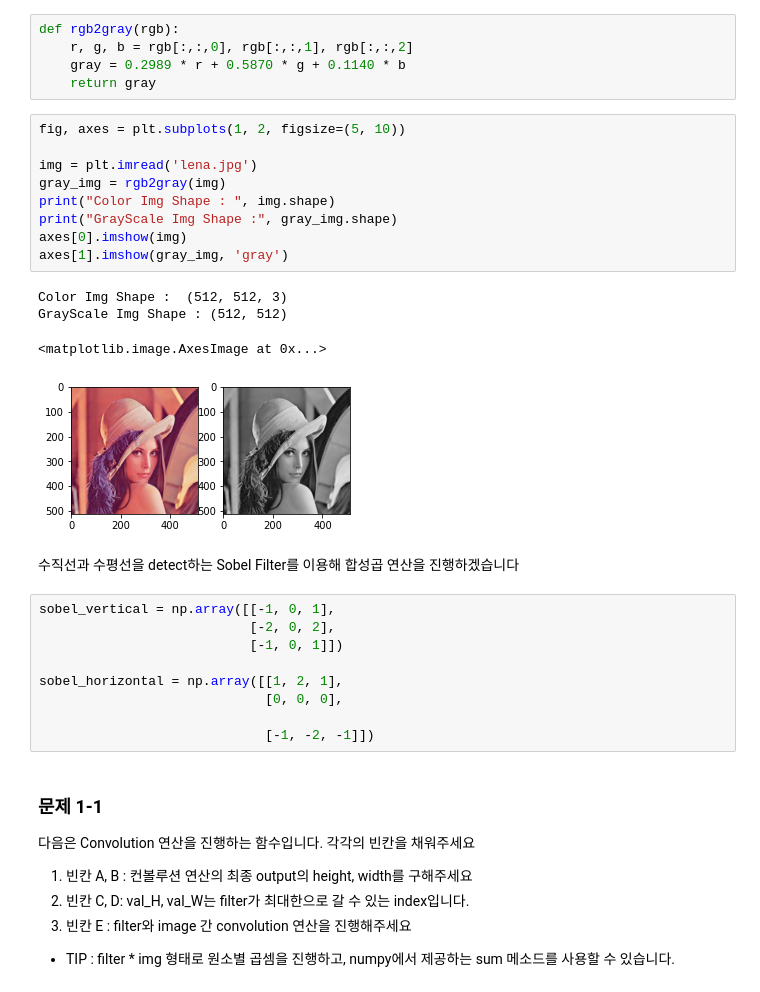
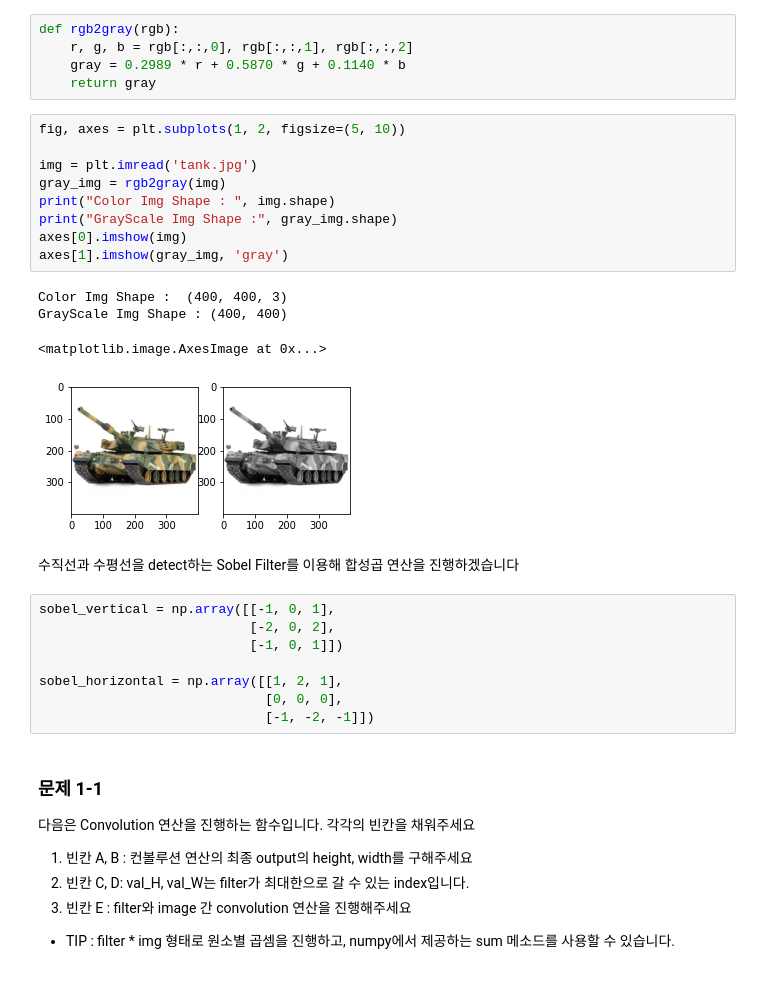
Before and after one commit to KindOrca/BootCamp, a Jupyter notebook: N431/N431a_CNNs.ipynb, the cells around one changed output. Drawn from its saved outputs; the diff is of its cells as text.

```diff
--- a/N431/N431a_CNNs.ipynb
+++ b/N431/N431a_CNNs.ipynb
@@ -29,17 +29,17 @@ def rgb2gray(rgb):
 # %%
 fig, axes = plt.subplots(1, 2, figsize=(5, 10))
 
-img = plt.imread('lena.jpg')
+img = plt.imread('tank.jpg')
 gray_img = rgb2gray(img)
 print("Color Img Shape : ", img.shape)
 print("GrayScale Img Shape :", gray_img.shape)
 axes[0].imshow(img)
 axes[1].imshow(gray_img, 'gray')
 # %% [output]
-Color Img Shape :  (512, 512, 3)
-GrayScale Img Shape : (512, 512)
+Color Img Shape :  (400, 400, 3)
+GrayScale Img Shape : (400, 400)
 <matplotlib.image.AxesImage at 0x...>
-[figure, old version]
+[figure, new version]
 # %% [markdown]
 수직선과 수평선을 detect하는 Sobel Filter를 이용해 합성곱 연산을 진행하겠습니다
 # %%
@@ -49,7 +49,6 @@ sobel_vertical = np.array([[-1, 0, 1],
 
 sobel_horizontal = np.array([[1, 2, 1],
                              [0, 0, 0],
-
                              [-1, -2, -1]])
 # %% [markdown]
 ### 문제 1-1
```
Also changed, not shown: parts of 17 cells of this notebook.
